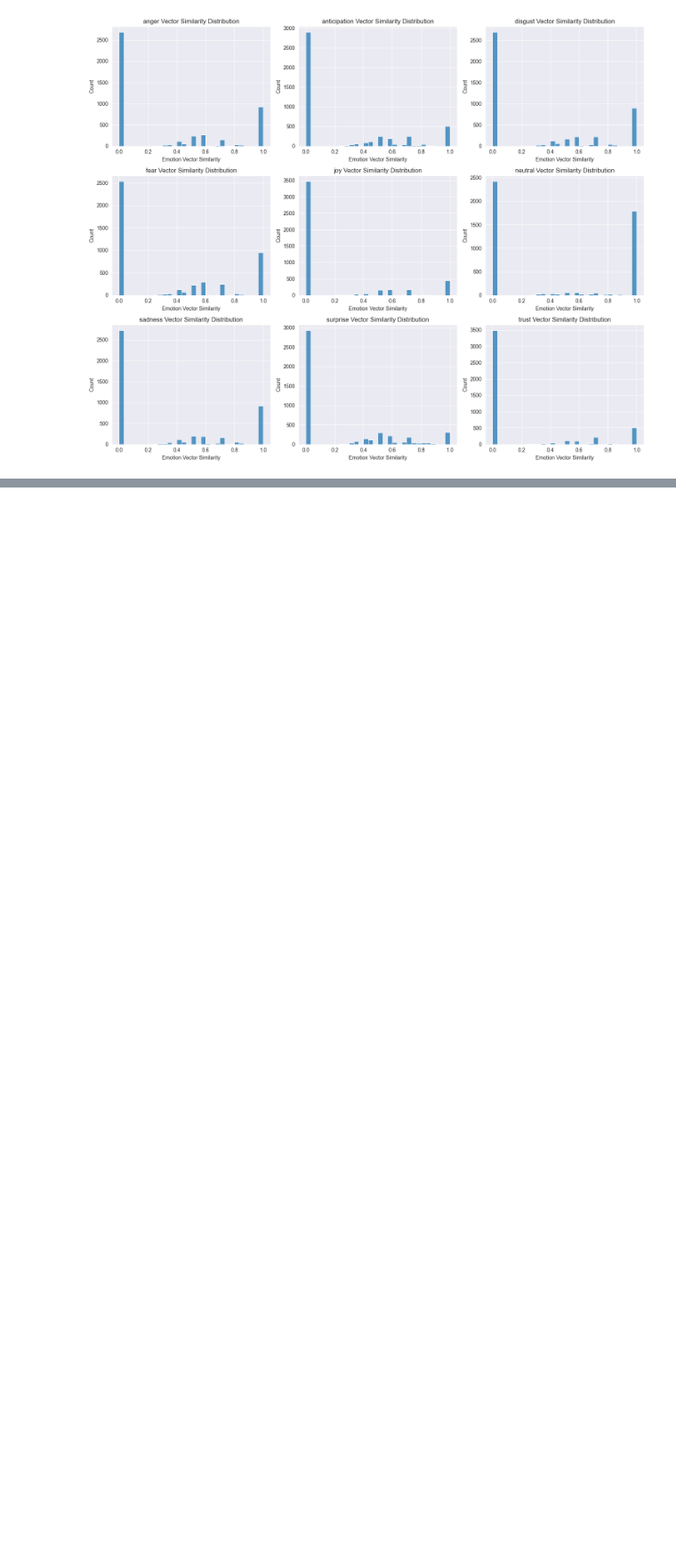
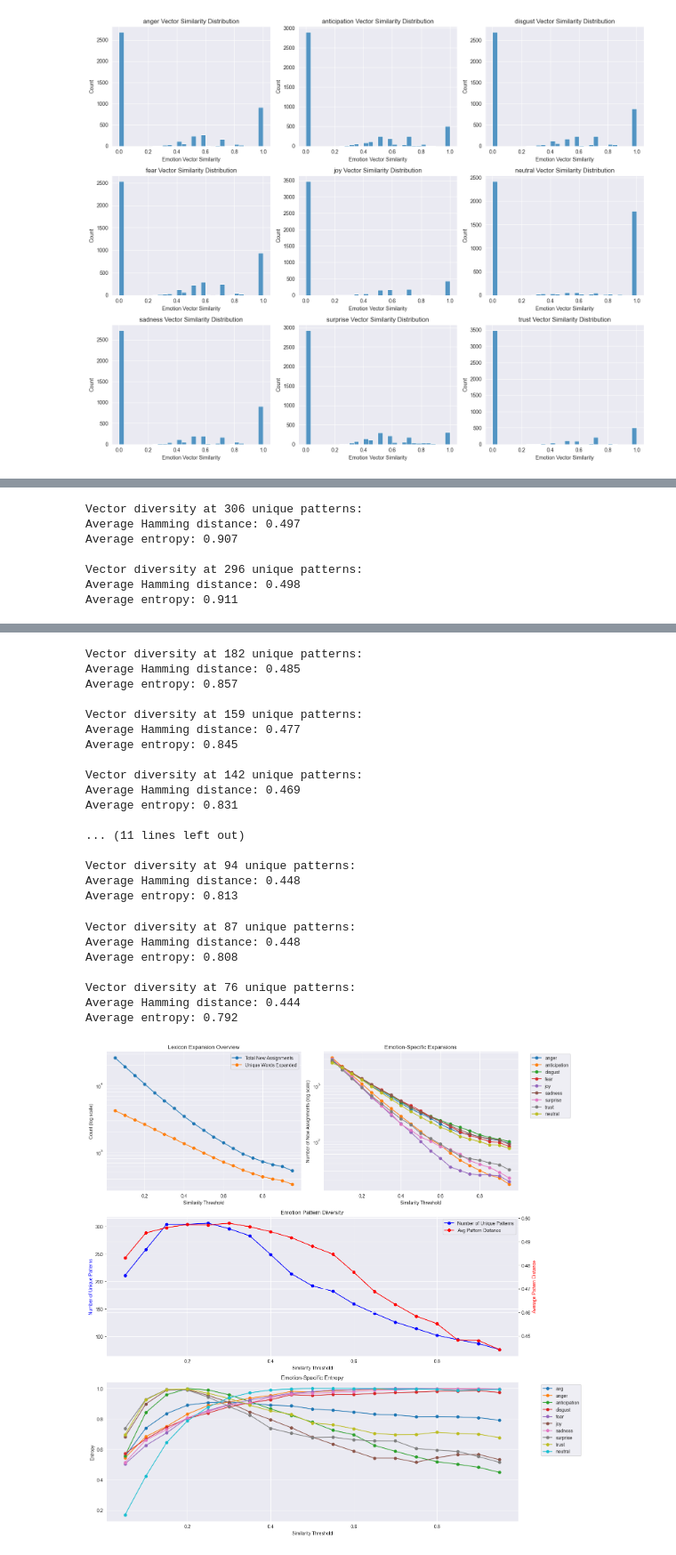
Before and after one commit to myeghaneh/ArguSentiment, a Jupyter notebook: src/NRC_expansion_study.ipynb, the cells around one changed output, grey strips where cells are left out. Shown at 89% size. Cells and saved outputs as stored; diff of their text form; code cells hidden in the pictures; blank space fills up the shorter version.

```diff
--- a/src/NRC_expansion_study.ipynb
+++ b/src/NRC_expansion_study.ipynb
@@ -1074,0 +1283,9 @@ plt.show()
+# %%
+# Test with a range of thresholds
+thresholds = np.arange(0.05, 1.0, 0.05)
+expansion_df = analyze_potential_expansions(results, emotion_lexicon, thresholds)
+
+# Plot the results
+fig = plot_expansion_analysis(expansion_df)
+plt.show()
+# %% [output]
@@ -1074,0 +1306,7 @@ plt.show()
+Vector diversity at 306 unique patterns:
+Average Hamming distance: 0.497
+Average entropy: 0.907
+
+Vector diversity at 296 unique patterns:
+Average Hamming distance: 0.498
+Average entropy: 0.911
@@ -1074,0 +1328,25 @@ plt.show()
+Vector diversity at 182 unique patterns:
+Average Hamming distance: 0.485
+Average entropy: 0.857
+
+Vector diversity at 159 unique patterns:
+Average Hamming distance: 0.477
+Average entropy: 0.845
+
+Vector diversity at 142 unique patterns:
+Average Hamming distance: 0.469
+Average entropy: 0.831
+
+... (11 lines left out)
+
+Vector diversity at 94 unique patterns:
+Average Hamming distance: 0.448
+Average entropy: 0.813
+Vector diversity at 87 unique patterns:
+Average Hamming distance: 0.448
+Average entropy: 0.808
+
+Vector diversity at 76 unique patterns:
+Average Hamming distance: 0.444
+Average entropy: 0.792
+[figure, added]
```
Also changed, not shown: parts of 8 cells of this notebook, 2 other files.
